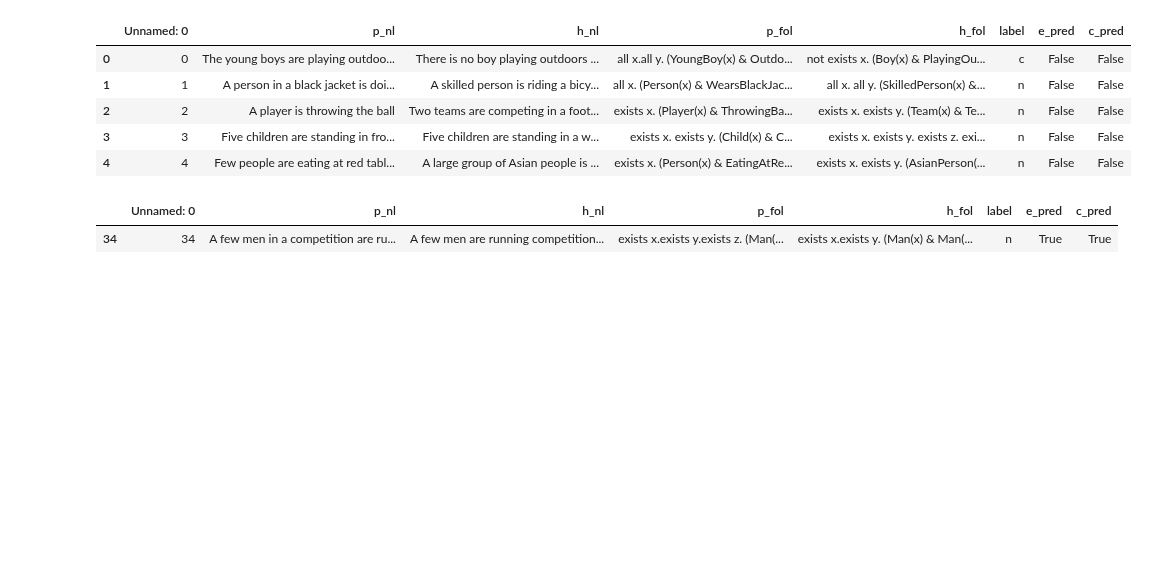
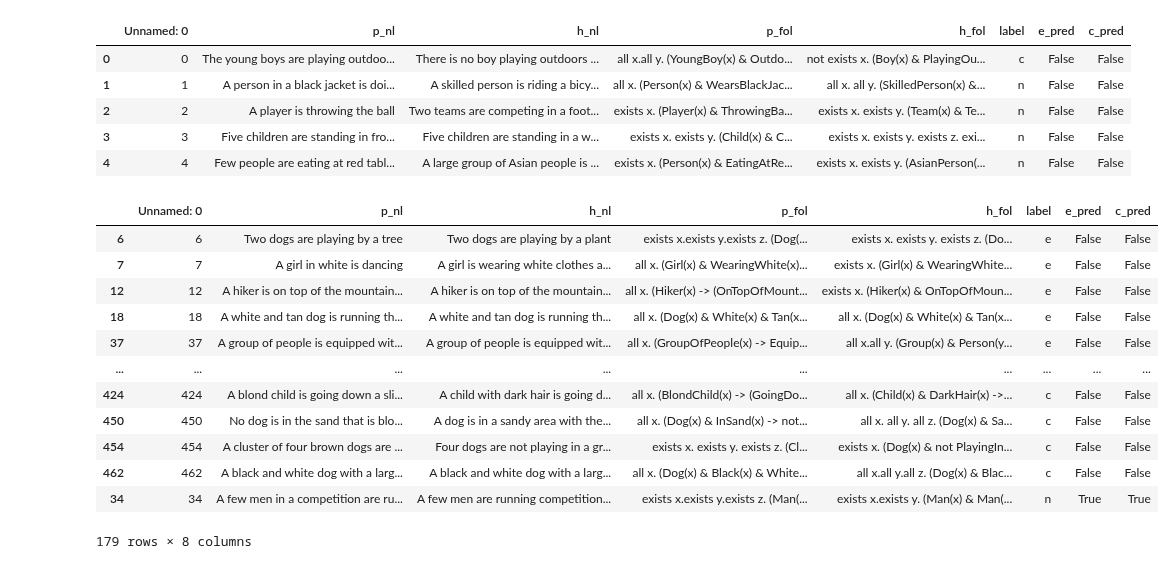
Before and after one commit to ppls-nd-prs/lola, a Jupyter notebook: NLTK.ipynb, the cells around one changed output. Cells and saved outputs as stored; diff of their text form; code cells hidden in the pictures; blank space fills up the shorter version.

```diff
--- a/NLTK.ipynb
+++ b/NLTK.ipynb
@@ -208,8 +208,20 @@ res_SICK_trial.head()
 from evaluation import get_wrong_items
 
 wrong_e, wrong_c, wrong_n = get_wrong_items(res_SICK_trial)
+wrong = pd.concat([wrong_e, wrong_c, wrong_n])
-# %%
-wrong_n
-# %% [output]
-|  | Unnamed: 0 | p_nl | h_nl | p_fol | h_fol | label | e_pred | c_pred |
-| 34 | 34 | A few men in a competition are ru... | A few men are running competition... | exists x.exists y.exists z. (Man(... | exists x.exists y. (Man(x) & Man(... | n | True | True |
+# %%
+wrong
+# %% [output]
+|  | Unnamed: 0 | p_nl | h_nl | p_fol | h_fol | label | e_pred | c_pred |
+| 6 | 6 | Two dogs are playing by a tree | Two dogs are playing by a plant | exists x.exists y.exists z. (Dog(... | exists x. exists y. exists z. (Do... | e | False | False |
+| 7 | 7 | A girl in white is dancing | A girl is wearing white clothes a... | all x. (Girl(x) & WearingWhite(x)... | exists x. (Girl(x) & WearingWhite... | e | False | False |
+| 12 | 12 | A hiker is on top of the mountain... | A hiker is on top of the mountain... | all x. (Hiker(x) -> (OnTopOfMount... | exists x. (Hiker(x) & OnTopOfMoun... | e | False | False |
+| 18 | 18 | A white and tan dog is running th... | A white and tan dog is running th... | all x. (Dog(x) & White(x) & Tan(x... | all x. (Dog(x) & White(x) & Tan(x... | e | False | False |
+| 37 | 37 | A group of people is equipped wit... | A group of people is equipped wit... | all x. (GroupOfPeople(x) -> Equip... | all x.all y. (Group(x) & Person(y... | e | False | False |
+| ... | ... | ... | ... | ... | ... | ... | ... | ... |
+| 424 | 424 | A blond child is going down a sli... | A child with dark hair is going d... | all x. (BlondChild(x) -> (GoingDo... | all x. (Child(x) & DarkHair(x) ->... | c | False | False |
+| 450 | 450 | No dog is in the sand that is blo... | A dog is in a sandy area with the... | all x. (Dog(x) & InSand(x) -> not... | all x. all y. all z. (Dog(x) & Sa... | c | False | False |
+| 454 | 454 | A cluster of four brown dogs are ... | Four dogs are not playing in a gr... | exists x. exists y. exists z. (Cl... | exists x. (Dog(x) & not PlayingIn... | c | False | False |
+| 462 | 462 | A black and white dog with a larg... | A black and white dog with a larg... | all x. (Dog(x) & Black(x) & White... | all x.all y.all z. (Dog(x) & Blac... | c | False | False |
+| 34 | 34 | A few men in a competition are ru... | A few men are running competition... | exists x.exists y.exists z. (Man(... | exists x.exists y. (Man(x) & Man(... | n | True | True |
+179 rows × 8 columns
```
